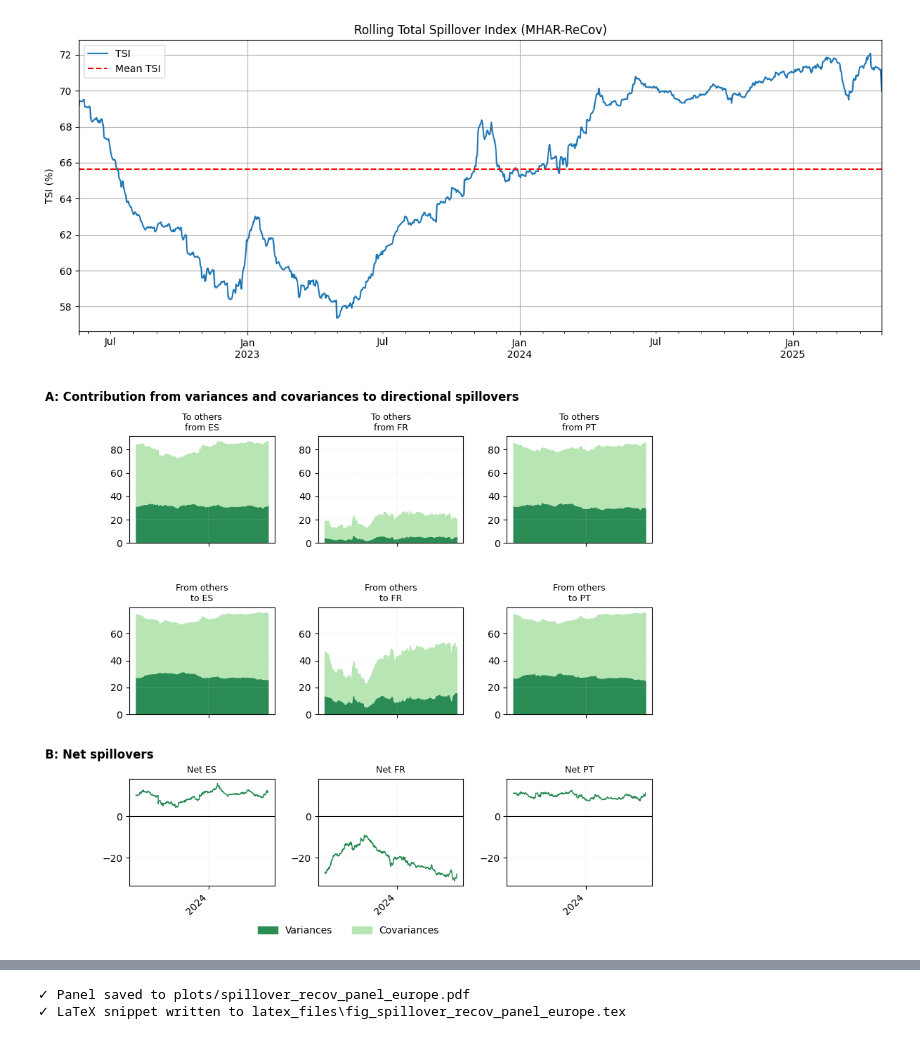
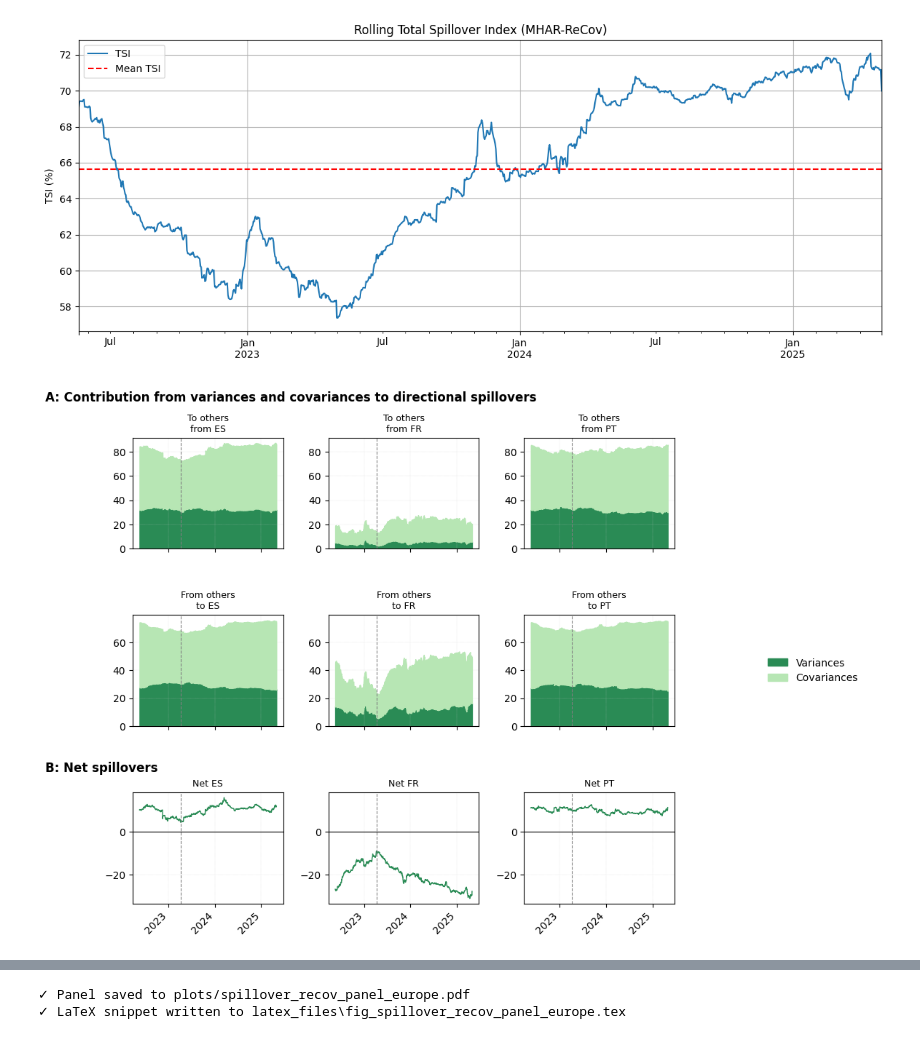
Before and after one commit to franrolotti/volatility-spillovers-methodology, a Jupyter notebook: 04_volatility_spillovers_var_covar_MHAR.ipynb, the cells around one changed output, grey strips where cells are left out. Saved outputs shown, nothing was run; the diff lists cells and outputs as text; code cells hidden in the pictures.

Commit message:
Some plots improved

```diff
--- a/04_volatility_spillovers_var_covar_MHAR.ipynb
+++ b/04_volatility_spillovers_var_covar_MHAR.ipynb
@@ -610,7 +630,13 @@ fig, axes = plt.subplots(
 
 col_cov = "#B7E6B4"
 col_var = "#2A8B55"
-loc, fmt = mdates.YearLocator(base=2), mdates.DateFormatter("%Y")
+loc, fmt = mdates.YearLocator(base=1), mdates.DateFormatter("%Y")
+
+
+
+# ── min
+date_max_fr = net_tot_df["FR"].idxmax()        # Timestamp of the min net-spillover in FR
+
 
 for i, (raw, disp) in enumerate(zip(markets_raw, markets_disp)):
     band, col = divmod(i, col_chunk)
@@ -630,6 +656,7 @@ for i, (raw, disp) in enumerate(zip(markets_raw, markets_disp)):
                     to_var[raw],                 # baseline = variance
                     to_var[raw] + to_cov[raw],     # variance + covariance
                     color=col_cov, zorder=2)
+    ax.axvline(date_max_fr, color="gray", lw=.8, ls="--", zorder=3)
     ax.set_title(f"To others\nfrom {raw.upper()}", fontsize=9)
     ax.set_ylim(0, (to_var+to_cov).max().max()*1.05)
     ax.xaxis.set_major_locator(loc); ax.xaxis.set_major_formatter(fmt)
@@ -643,6 +670,7 @@ for i, (raw, disp) in enumerate(zip(markets_raw, markets_disp)):
                     from_var[raw],
                     from_var[raw] + from_cov[raw],
                     color=col_cov, zorder=2)
+    ax.axvline(date_max_fr, color="gray", lw=.8, ls="--", zorder=3)
     ax.set_title(f"From others\nto {raw.upper()}", fontsize=9)
     ax.set_ylim(0, (from_var+from_cov).max().max()*1.05)
     ax.xaxis.set_major_locator(loc); ax.xaxis.set_major_formatter(fmt)
@@ -653,43 +681,47 @@ for i, (raw, disp) in enumerate(zip(markets_raw, markets_disp)):
     ax = axes[rows[2], col]
     ax.plot(net_tot_df.index, net_tot_df[raw], color=col_var, lw=1)
     ax.axhline(0, color="black", lw=.8)
+    ax.axvline(date_max_fr, color="gray", lw=.8, ls="--", zorder=3)
     ax.set_title(f"Net {raw.upper()}", fontsize=9)
     ax.xaxis.set_major_locator(loc); ax.xaxis.set_major_formatter(fmt)
     for lab in ax.get_xticklabels():
         lab.set_rotation(45); lab.set_ha("right")
     ax.grid(ls=":", lw=.3, color="#d0d0d0")
-
 
 for ax in axes.flat:
     ax.tick_params(axis="y", labelleft=True)
 
 # ── global legend & headings ──────────────────────────────────────────
 fig.legend([plt.Rectangle((0,0),1,1,color=col_var),
             plt.Rectangle((0,0),1,1,color=col_cov)],
            ["Variances", "Covariances"],
-           ncol=2, loc="lower center", frameon=False)
+           loc="center left",
+           bbox_to_anchor=(1.02, 0.5),
+           frameon=False,
+           ncol=1)
 
 fig.text(0.00, 0.98,                           # A-header: a hair lower
          "A: Contribution from variances and covariances to directional spillovers",
          ha="left", va="top", fontsize=12, fontweight="bold")
 
 row_bottom_ax = axes[3*n_bands - 1, 0]
 y_pos = row_bottom_ax.get_position().y1 + 0.05
 fig.text(0.00, y_pos,
          "B: Net spillovers",
          ha="left", va="top", fontsize=12, fontweight="bold")
 
 # final layout – a touch more top / bottom padding
 plt.subplots_adjust(top=0.90, bottom=0.10)
 plt.show()
 
 
 # save
 os.makedirs("plots", exist_ok=True)
 out_file = f"plots/rolling_tsi_both_grid_{option_selector.value}.png"
 fig.savefig(out_file, dpi=300, transparent=True)
 plt.show()
 print(f"✓ Plot saved to {out_file}")
+print(date_max_fr)
 # %% [output]
-[figure, old version]
+[figure, new version]
 ✓ Plot saved to plots/rolling_tsi_both_grid_europe.png
```
Also changed, not shown: parts of 4 cells of this notebook.
